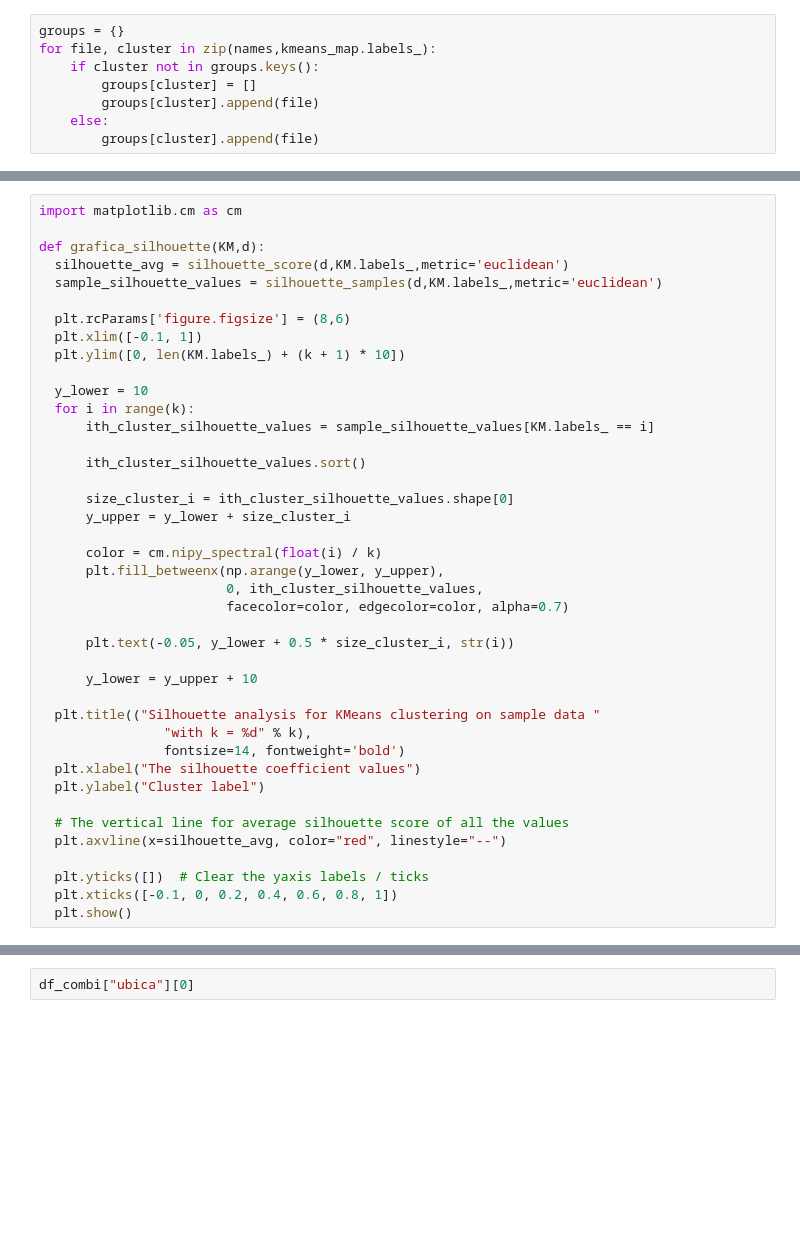
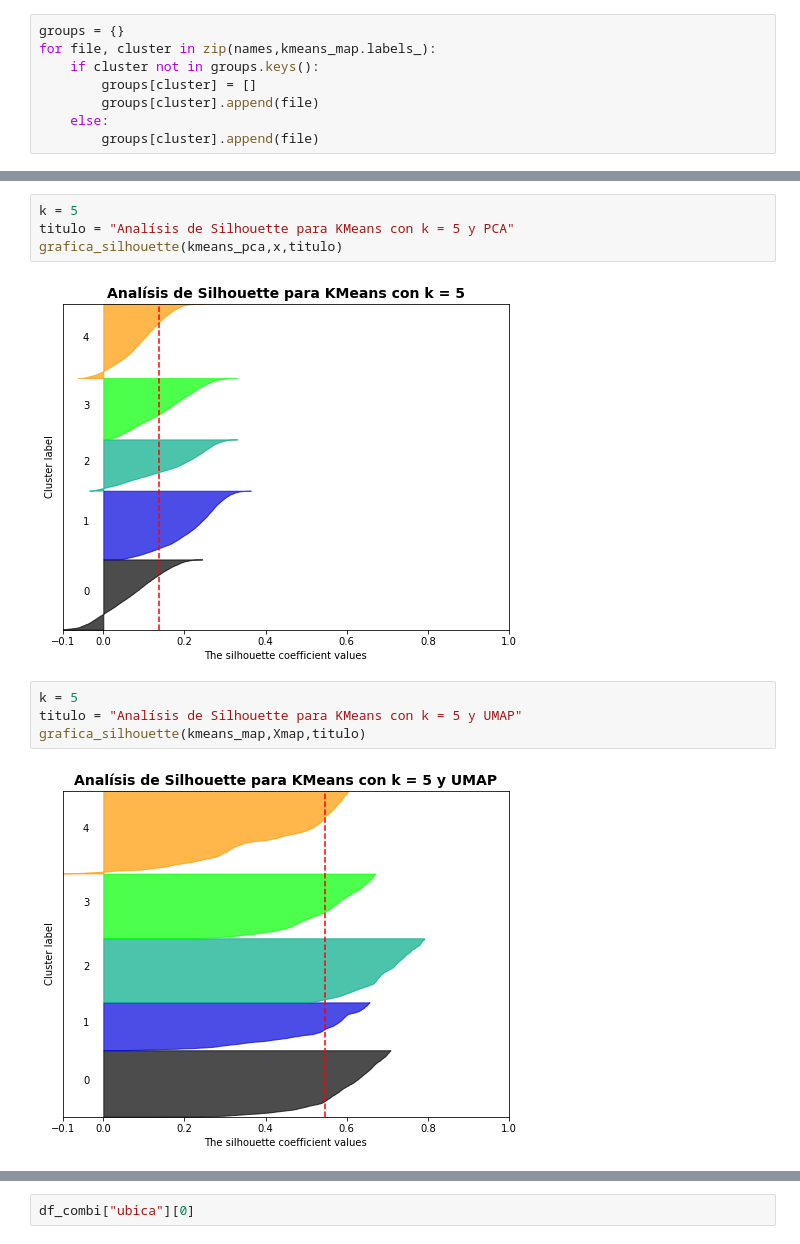
Before and after one commit to RkTcaster/DMCyT, a Jupyter notebook: Tp 1/TP 1.ipynb, the cells around one changed output, grey strips where cells are left out. Saved outputs shown, nothing was run; the diff lists cells and outputs as text; blank space fills up the shorter version.

```diff
--- a/Tp 1/TP 1.ipynb
+++ b/Tp 1/TP 1.ipynb
@@ -703,41 +451,0 @@ plt.show()
-# %%
-import matplotlib.cm as cm
-
-def grafica_silhouette(KM,d):
-  silhouette_avg = silhouette_score(d,KM.labels_,metric='euclidean')
-  sample_silhouette_values = silhouette_samples(d,KM.labels_,metric='euclidean')
-
-  plt.rcParams['figure.figsize'] = (8,6)
-  plt.xlim([-0.1, 1])
-  plt.ylim([0, len(KM.labels_) + (k + 1) * 10])
-
-  y_lower = 10
-  for i in range(k):
-      ith_cluster_silhouette_values = sample_silhouette_values[KM.labels_ == i]
-
-      ith_cluster_silhouette_values.sort()
-
-      size_cluster_i = ith_cluster_silhouette_values.shape[0]
-      y_upper = y_lower + size_cluster_i
-
-      color = cm.nipy_spectral(float(i) / k)
-      plt.fill_betweenx(np.arange(y_lower, y_upper),
-                        0, ith_cluster_silhouette_values,
-                        facecolor=color, edgecolor=color, alpha=0.7)
-
-      plt.text(-0.05, y_lower + 0.5 * size_cluster_i, str(i))
-
-      y_lower = y_upper + 10
-
-  plt.title(("Silhouette analysis for KMeans clustering on sample data "
-                "with k = %d" % k),
-                fontsize=14, fontweight='bold')
-  plt.xlabel("The silhouette coefficient values")
-  plt.ylabel("Cluster label")
-
-  # The vertical line for average silhouette score of all the values
-  plt.axvline(x=silhouette_avg, color="red", linestyle="--")
-
-  plt.yticks([])  # Clear the yaxis labels / ticks
-  plt.xticks([-0.1, 0, 0.2, 0.4, 0.6, 0.8, 1])
-  plt.show()
@@ -830,0 +519,12 @@ import skimage as ski
+# %%
+k = 5
+titulo = "Analísis de Silhouette para KMeans con k = 5 y PCA"
+grafica_silhouette(kmeans_pca,x,titulo)
+# %% [output]
+[figure, added]
+# %%
+k = 5
+titulo = "Analísis de Silhouette para KMeans con k = 5 y UMAP"
+grafica_silhouette(kmeans_map,Xmap,titulo)
+# %% [output]
+[figure, added]
```
Also changed, not shown: parts of 76 cells of this notebook.
